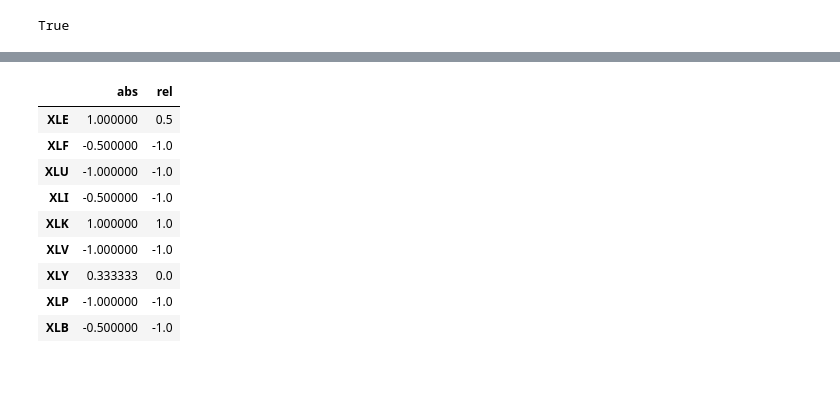
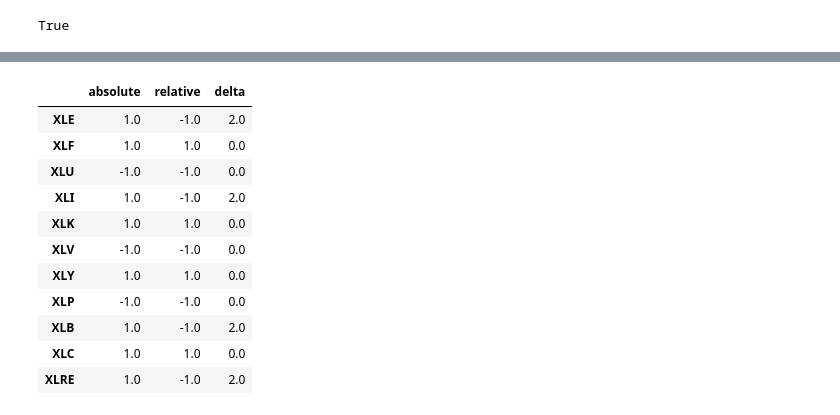
Before and after one commit to bjahnke/backtest_notebook, a Jupyter notebook: notes/regime_scan.ipynb, the cells around one changed output, grey strips where cells are left out. Cells and saved outputs as stored; diff of their text form; code cells hidden in the pictures; blank space fills up the shorter version.

Commit message:
added entry table and ib notebooks

```diff
--- a/notes/regime_scan.ipynb
+++ b/notes/regime_scan.ipynb
@@ -74,31 +90,21 @@ def aggregate_regime(_regime_table, by_regime=None):
 spy, _, __ = get_stock_data('SPY', '1d', neon_db_url)
 spy.index = spy.bar_number
 spy.index.name = 'index'
+_agg_by_regime = ['fc']
 # %%
-pos_counter = lambda x: x == 1
-neg_counter = lambda x: x == -1
-spy_regime = spy_regime.loc[spy_regime.symbol != 'ONEQ'].copy()
+spy_regime = spy_regime.loc[(spy_regime.symbol != 'ONEQ') & (spy_regime.symbol != 'IBKR')].copy()
+abs_regime_counts, abs_agg_regimes = aggregate_regime_counts(
+    benchmark=spy.loc[spy.is_relative == False].copy(),
+    bench_regime=spy_regime.loc[spy_regime.is_relative == False].copy(),
+    by_regime=_agg_by_regime
+)
+rel_regime_counts, rel_agg_regimes = aggregate_regime_counts(
+    benchmark=spy.loc[spy.is_relative == False].copy(),
+    bench_regime=spy_regime.loc[spy_regime.is_relative == True].copy(),
+    by_regime=_agg_by_regime
+)
 
-abs_agg_regimes = aggregate_regime(spy_regime.loc[spy_regime.is_relative == False].copy()).dropna()
-abs_regime_counts = pd.DataFrame({
-    'pos': abs_agg_regimes.apply(pos_counter).sum(axis=1),
-    'neg': abs_agg_regimes.apply(neg_counter).sum(axis=1)
-})
-# merge counts on spy where count index = spy.bar_number
-abs_spy = spy.loc[spy.is_relative == False].copy()
-# set index to bar_number
-abs_spy.set_index('bar_number', inplace=True)
-# merge counts with spy on index
-abs_regime_counts = abs_spy[['close']].merge(abs_regime_counts, left_index=True, right_index=True)
-# plot
 abs_regime_counts.plot(figsize=(15, 10), secondary_y=['neg', 'pos'], title='Absolute Regime Counts')
-rel_agg_regimes = aggregate_regime(spy_regime.loc[spy_regime.is_relative == True].copy()).dropna()
-
-rel_agg_regime_count = pd.DataFrame({
-    'pos': rel_agg_regimes.apply(pos_counter).sum(axis=1),
-    'neg': rel_agg_regimes.apply(neg_counter).sum(axis=1)
-})
-rel_regime_counts = abs_spy[['close']].merge(rel_agg_regime_count, left_index=True, right_index=True)
 rel_regime_counts.plot(figsize=(15, 10), secondary_y=['neg', 'pos'], title='Relative Regime Counts')
 # %% [output]
 <AxesSubplot:title={'center':'Relative Regime Counts'}>
@@ -107,19 +113,21 @@ rel_regime_counts.plot(figsize=(15, 10), secondary_y=['neg', 'pos'], title='Rela
 # %%
 # current scoreboard (current values) of aggregate regime in absolute, relative as one dataframe
 current_regime = pd.DataFrame({
-    'abs': abs_agg_regimes.iloc[-1],
-    'rel': rel_agg_regimes.iloc[-1]
+    'absolute': abs_agg_regimes.iloc[-1],
+    'relative': rel_agg_regimes.iloc[-1],
 })
-
+current_regime['delta'] = abs(current_regime.relative - current_regime.absolute)
 current_regime
 # %% [output]
-|  | abs | rel |
-| XLE | 1.000000 | 0.5 |
-| XLF | -0.500000 | -1.0 |
-| XLU | -1.000000 | -1.0 |
-| XLI | -0.500000 | -1.0 |
-| XLK | 1.000000 | 1.0 |
-| XLV | -1.000000 | -1.0 |
-| XLY | 0.333333 | 0.0 |
-| XLP | -1.000000 | -1.0 |
-| XLB | -0.500000 | -1.0 |
+|  | absolute | relative | delta |
+| XLE | 1.0 | -1.0 | 2.0 |
+| XLF | 1.0 | 1.0 | 0.0 |
+| XLU | -1.0 | -1.0 | 0.0 |
+| XLI | 1.0 | -1.0 | 2.0 |
+| XLK | 1.0 | 1.0 | 0.0 |
+| XLV | -1.0 | -1.0 | 0.0 |
+| XLY | 1.0 | 1.0 | 0.0 |
+| XLP | -1.0 | -1.0 | 0.0 |
+| XLB | 1.0 | -1.0 | 2.0 |
+| XLC | 1.0 | 1.0 | 0.0 |
+| XLRE | 1.0 | -1.0 | 2.0 |
```
Also changed, not shown: parts of 8 cells of this notebook, 10 other files.
